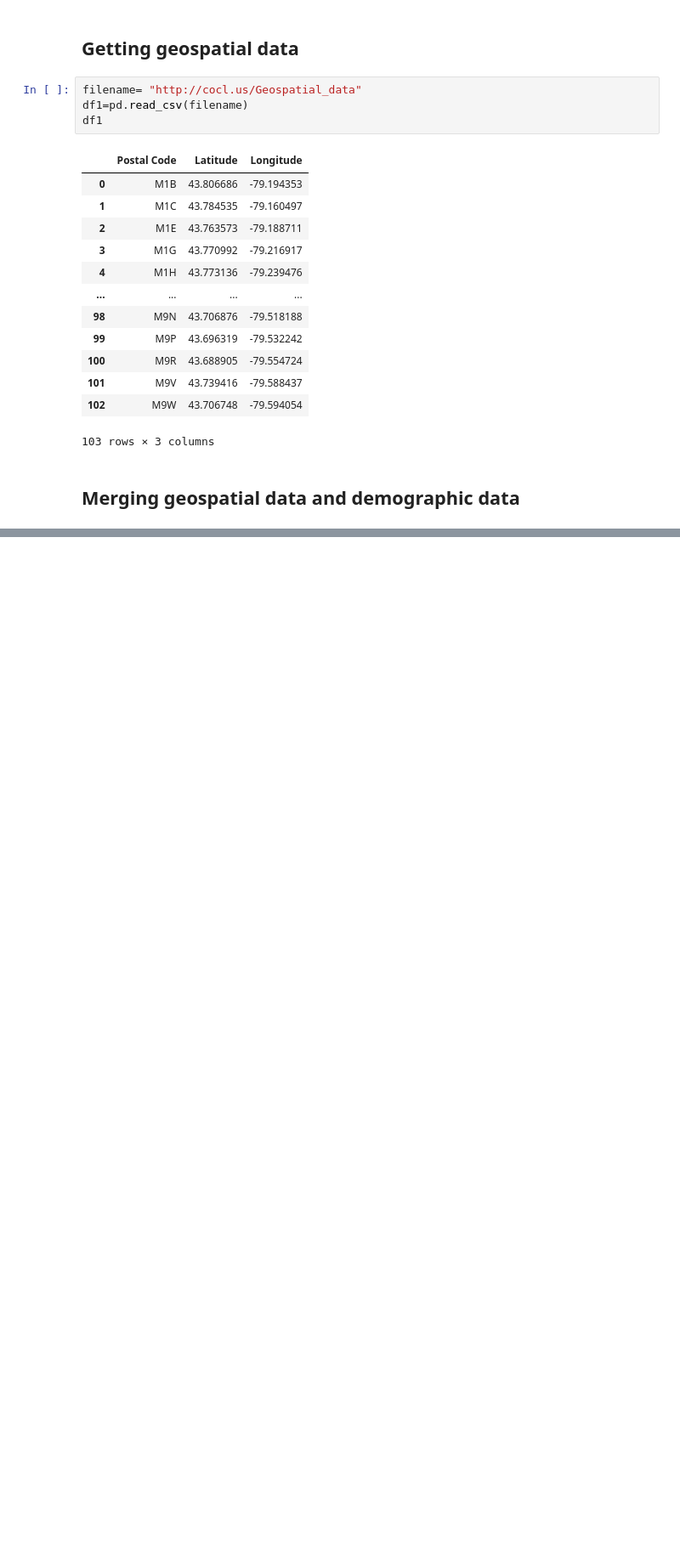
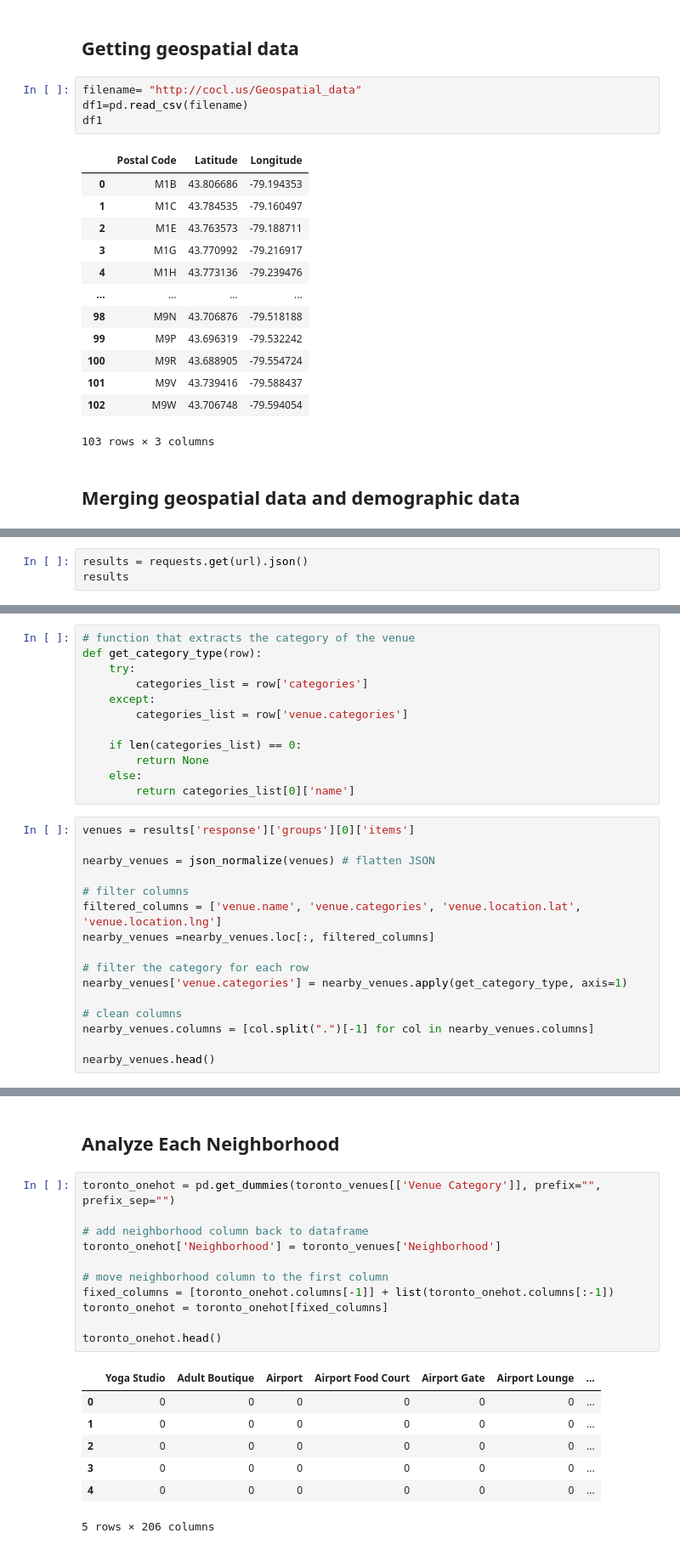
Before and after one commit to saranya49/CAPSTONE_PROJECT, a Jupyter notebook: capstone project.ipynb, the cells around one changed output, grey strips where cells are left out. Shown: that part at 85% size. Cells and saved outputs as stored; diff of their text form; blank space fills up the shorter version.

Commit message:
Published from Watson Studio.

```diff
--- a/capstone project.ipynb
+++ b/capstone project.ipynb
@@ -124,0 +211,3 @@ pd.merge(df,df1,left_on='Postal Code', right_on='Postal Code')
+# %%
+results = requests.get(url).json()
+results
@@ -124,0 +232,28 @@ pd.merge(df,df1,left_on='Postal Code', right_on='Postal Code')
+# %%
+# function that extracts the category of the venue
+def get_category_type(row):
+    try:
+        categories_list = row['categories']
+    except:
+        categories_list = row['venue.categories']
+
+    if len(categories_list) == 0:
+        return None
+    else:
+        return categories_list[0]['name']
+# %%
+venues = results['response']['groups'][0]['items']
+
+nearby_venues = json_normalize(venues) # flatten JSON
+
+# filter columns
+filtered_columns = ['venue.name', 'venue.categories', 'venue.location.lat', 'venue.location.lng']
+nearby_venues =nearby_venues.loc[:, filtered_columns]
+
+# filter the category for each row
+nearby_venues['venue.categories'] = nearby_venues.apply(get_category_type, axis=1)
+
+# clean columns
+nearby_venues.columns = [col.split(".")[-1] for col in nearby_venues.columns]
+
+nearby_venues.head()
@@ -124,0 +365,21 @@ pd.merge(df,df1,left_on='Postal Code', right_on='Postal Code')
+# %% [markdown]
+## Analyze Each Neighborhood
+# %%
+toronto_onehot = pd.get_dummies(toronto_venues[['Venue Category']], prefix="", prefix_sep="")
+
+# add neighborhood column back to dataframe
+toronto_onehot['Neighborhood'] = toronto_venues['Neighborhood']
+
+# move neighborhood column to the first column
+fixed_columns = [toronto_onehot.columns[-1]] + list(toronto_onehot.columns[:-1])
+toronto_onehot = toronto_onehot[fixed_columns]
+
+toronto_onehot.head()
+# %% [output]
+|  | Yoga Studio | Adult Boutique | Airport | Airport Food Court | Airport Gate | Airport Lounge | ... |
+| 0 | 0 | 0 | 0 | 0 | 0 | 0 | ... |
+| 1 | 0 | 0 | 0 | 0 | 0 | 0 | ... |
+| 2 | 0 | 0 | 0 | 0 | 0 | 0 | ... |
+| 3 | 0 | 0 | 0 | 0 | 0 | 0 | ... |
+| 4 | 0 | 0 | 0 | 0 | 0 | 0 | ... |
+5 rows × 206 columns
```
Also changed, not shown: parts of 24 cells of this notebook.
